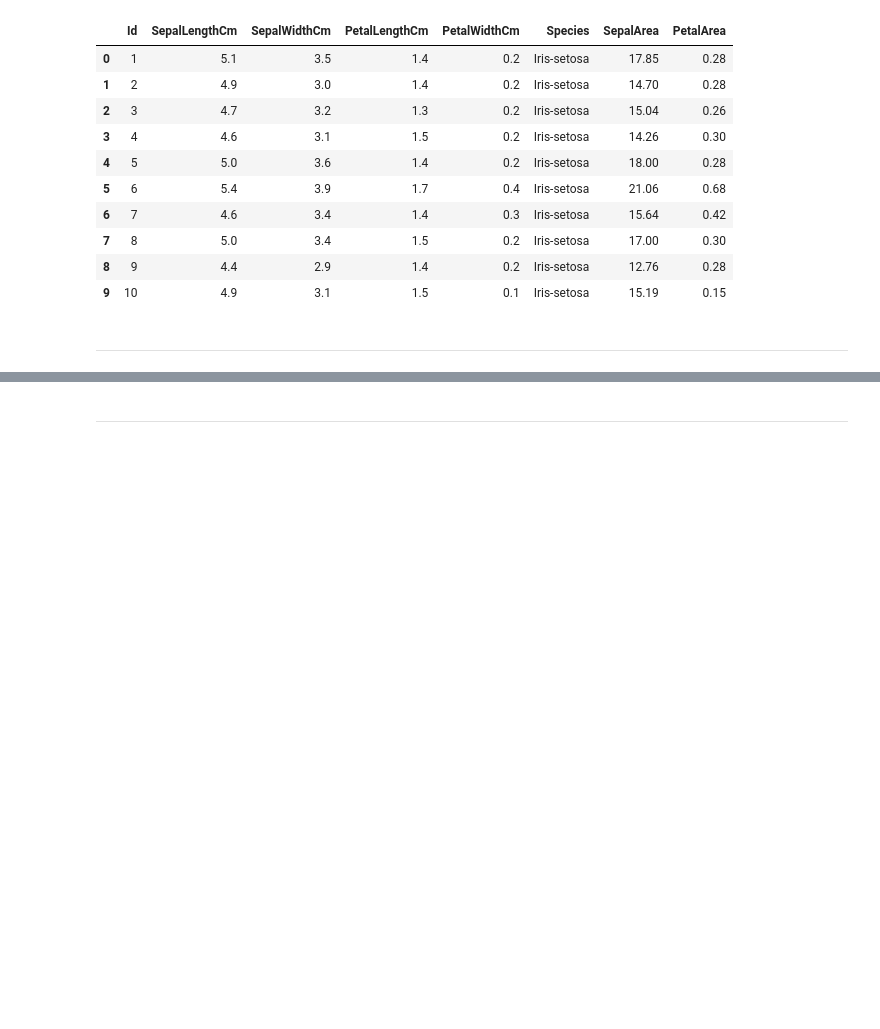
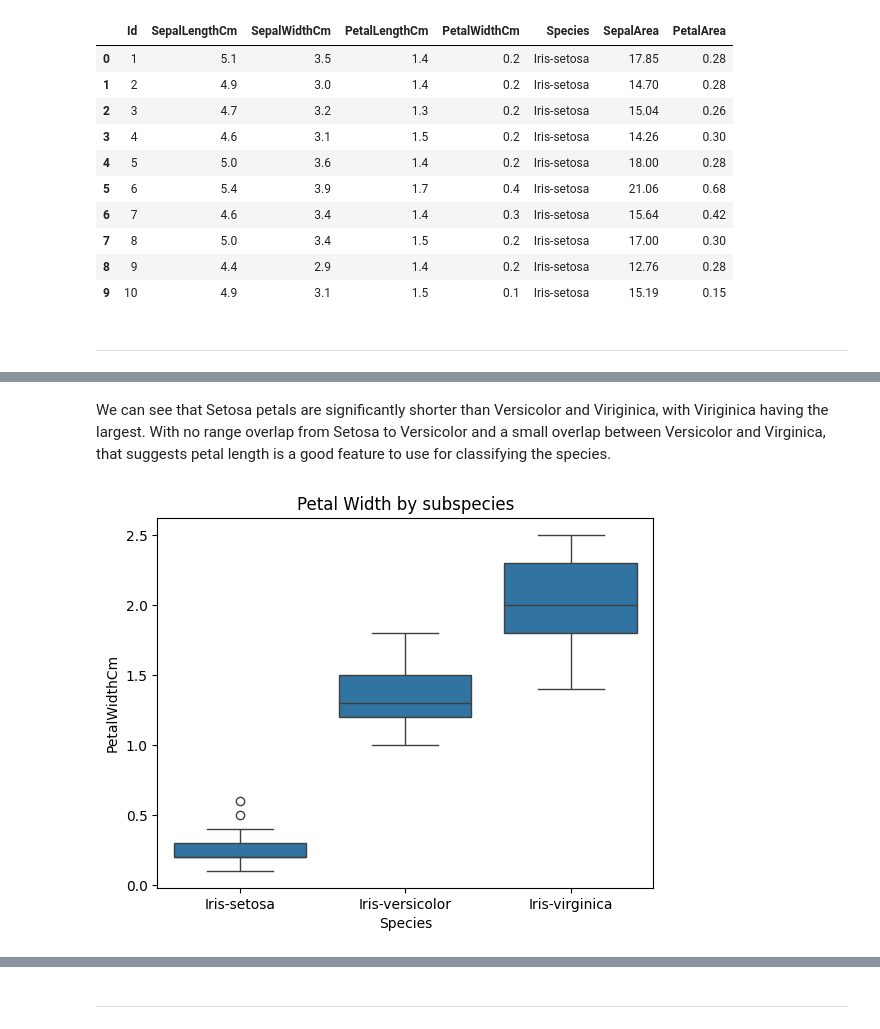
Before and after one commit to 13NateMate37/Practice_with_Iris_take2, a Jupyter notebook: jupyter_notebooks/2_irisprac_EDA copy.ipynb, the cells around one changed output, grey strips where cells are left out. Drawn from its saved outputs; the diff is of its cells as text; code cells hidden in the pictures; blank space fills up the shorter version.

```diff
--- a/jupyter_notebooks/2_irisprac_EDA copy.ipynb
+++ b/jupyter_notebooks/2_irisprac_EDA copy.ipynb
@@ -105,0 +145,14 @@ Iris-setosa is seemingly identifiable via the subspecies petal length, having ov
+# %% [markdown]
+We can see that Setosa petals are significantly shorter than Versicolor and Viriginica, with Viriginica having the largest. With no range overlap from Setosa to Versicolor and a small overlap between Versicolor and Virginica, that suggests petal length is a good feature to use for classifying the species.
+# %%
+# Plot the petal width via species
+
+sns.boxplot(
+    data=df_clean,
+    x="Species",
+    y="PetalWidthCm"
+)
+plt.title("Petal Width by subspecies")
+plt.show()
+# %% [output]
+[figure, added]
```
Also changed, not shown: parts of 20 cells of this notebook, 2 other files.
